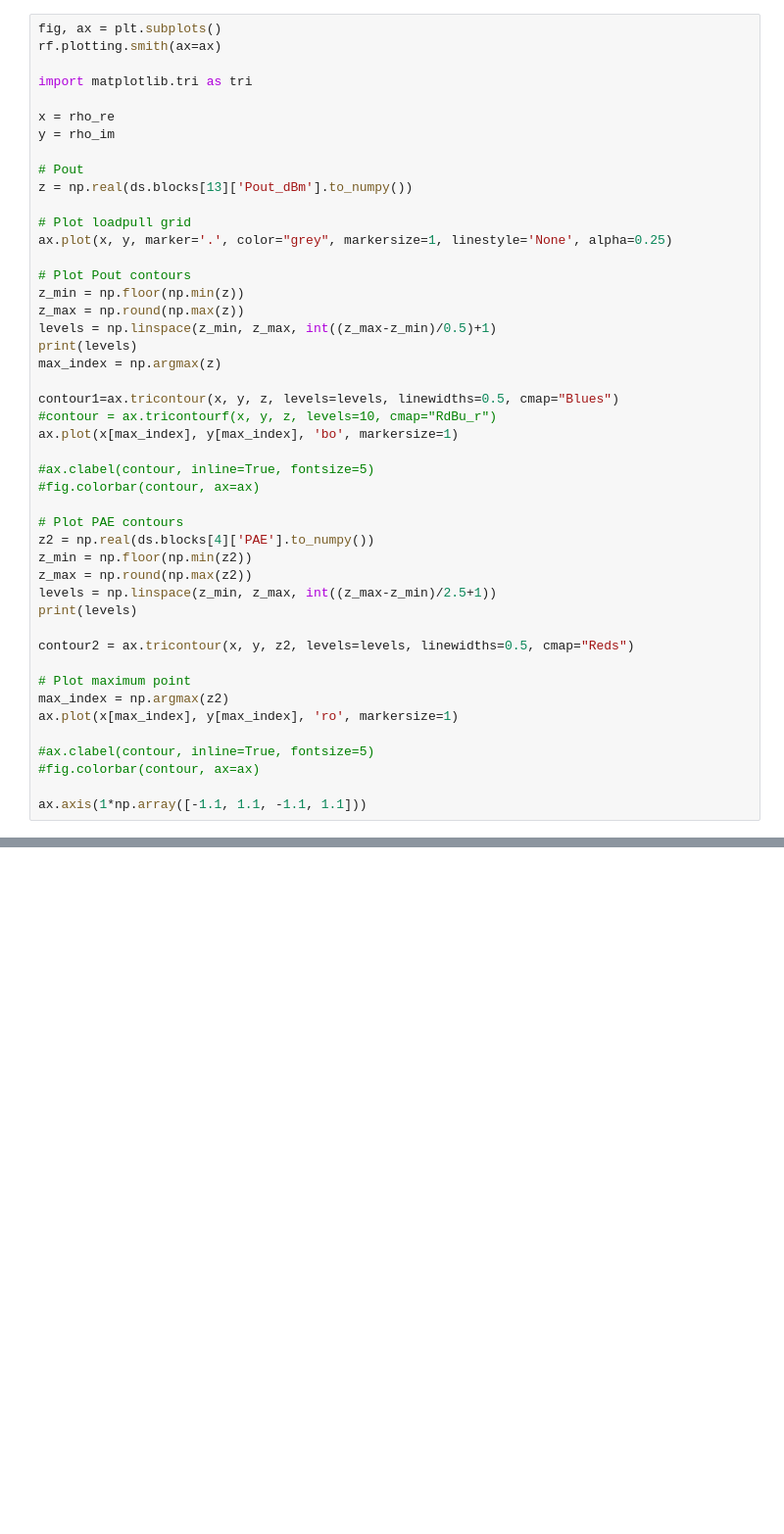
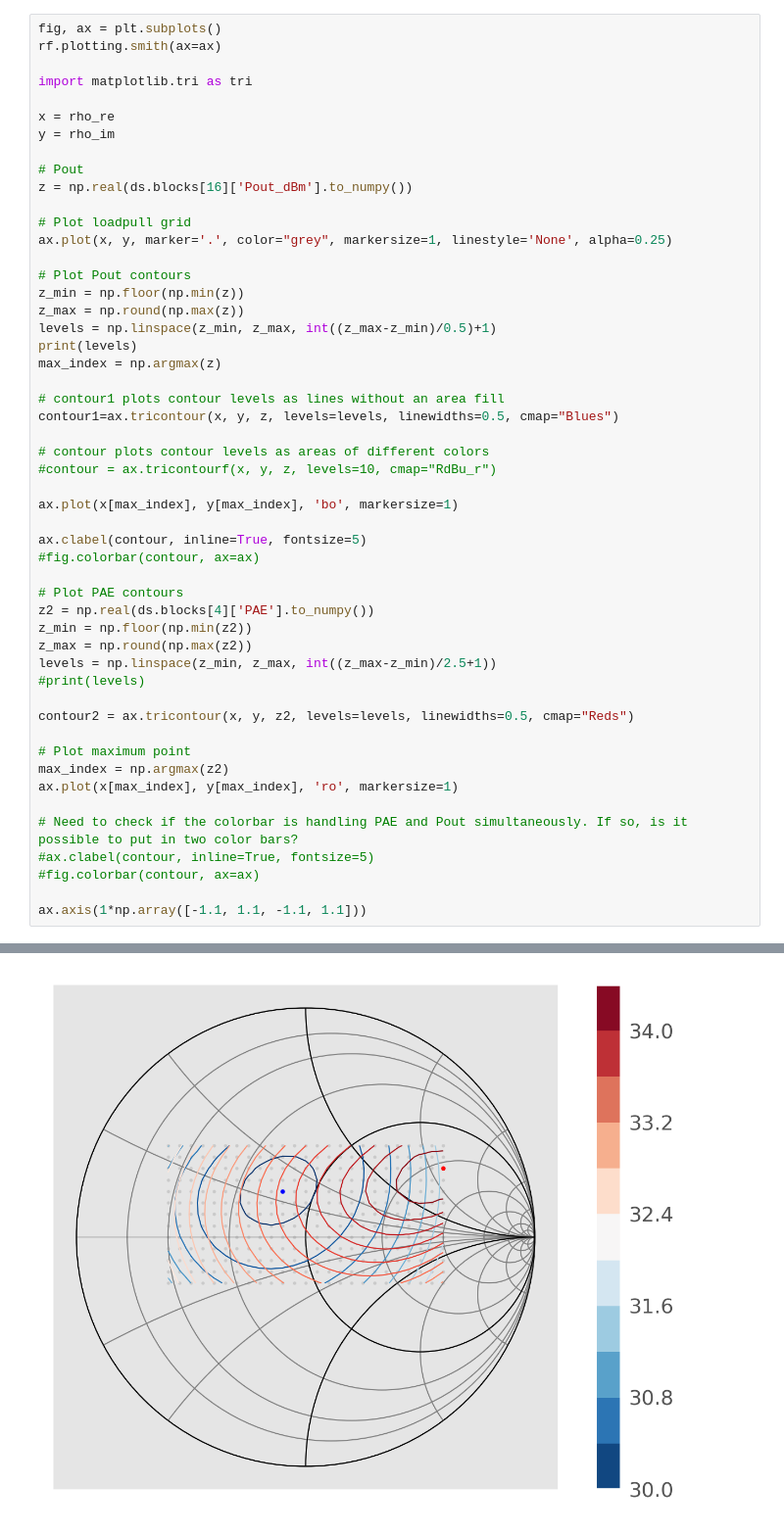
Before and after one commit to dkozel/jupyter-notebooks, a Jupyter notebook: Smith Chart Toys.ipynb, the cells around one changed output, grey strips where cells are left out. Shown at 98% size. Saved outputs shown, nothing was run; the diff lists cells and outputs as text; blank space fills up the shorter version.

```diff
--- a/Smith Chart Toys.ipynb
+++ b/Smith Chart Toys.ipynb
@@ -87,7 +165,7 @@ x = rho_re
 y = rho_im
 
 # Pout
-z = np.real(ds.blocks[13]['Pout_dBm'].to_numpy())
+z = np.real(ds.blocks[16]['Pout_dBm'].to_numpy())
 
 # Plot loadpull grid
 ax.plot(x, y, marker='.', color="grey", markersize=1, linestyle='None', alpha=0.25)
@@ -99,11 +177,15 @@ levels = np.linspace(z_min, z_max, int((z_max-z_min)/0.5)+1)
 print(levels)
 max_index = np.argmax(z)
 
+# contour1 plots contour levels as lines without an area fill
 contour1=ax.tricontour(x, y, z, levels=levels, linewidths=0.5, cmap="Blues")
+
+# contour plots contour levels as areas of different colors
 #contour = ax.tricontourf(x, y, z, levels=10, cmap="RdBu_r")
+
 ax.plot(x[max_index], y[max_index], 'bo', markersize=1)
 
-#ax.clabel(contour, inline=True, fontsize=5)
+ax.clabel(contour, inline=True, fontsize=5)
 #fig.colorbar(contour, ax=ax)
 
 # Plot PAE contours
@@ -111,7 +193,7 @@ z2 = np.real(ds.blocks[4]['PAE'].to_numpy())
 z_min = np.floor(np.min(z2))
 z_max = np.round(np.max(z2))
 levels = np.linspace(z_min, z_max, int((z_max-z_min)/2.5+1))
-print(levels)
+#print(levels)
 
 contour2 = ax.tricontour(x, y, z2, levels=levels, linewidths=0.5, cmap="Reds")
 
@@ -119,7 +201,9 @@ contour2 = ax.tricontour(x, y, z2, levels=levels, linewidths=0.5, cmap="Reds")
 max_index = np.argmax(z2)
 ax.plot(x[max_index], y[max_index], 'ro', markersize=1)
 
+# Need to check if the colorbar is handling PAE and Pout simultaneously. If so, is it possible to put in two color bars?
 #ax.clabel(contour, inline=True, fontsize=5)
 #fig.colorbar(contour, ax=ax)
 
 ax.axis(1*np.array([-1.1, 1.1, -1.1, 1.1]))
+# %% [output]
@@ -125,0 +212 @@ ax.axis(1*np.array([-1.1, 1.1, -1.1, 1.1]))
+[figure, added]
```
Also changed, not shown: parts of 13 cells of this notebook, 1 other file.
